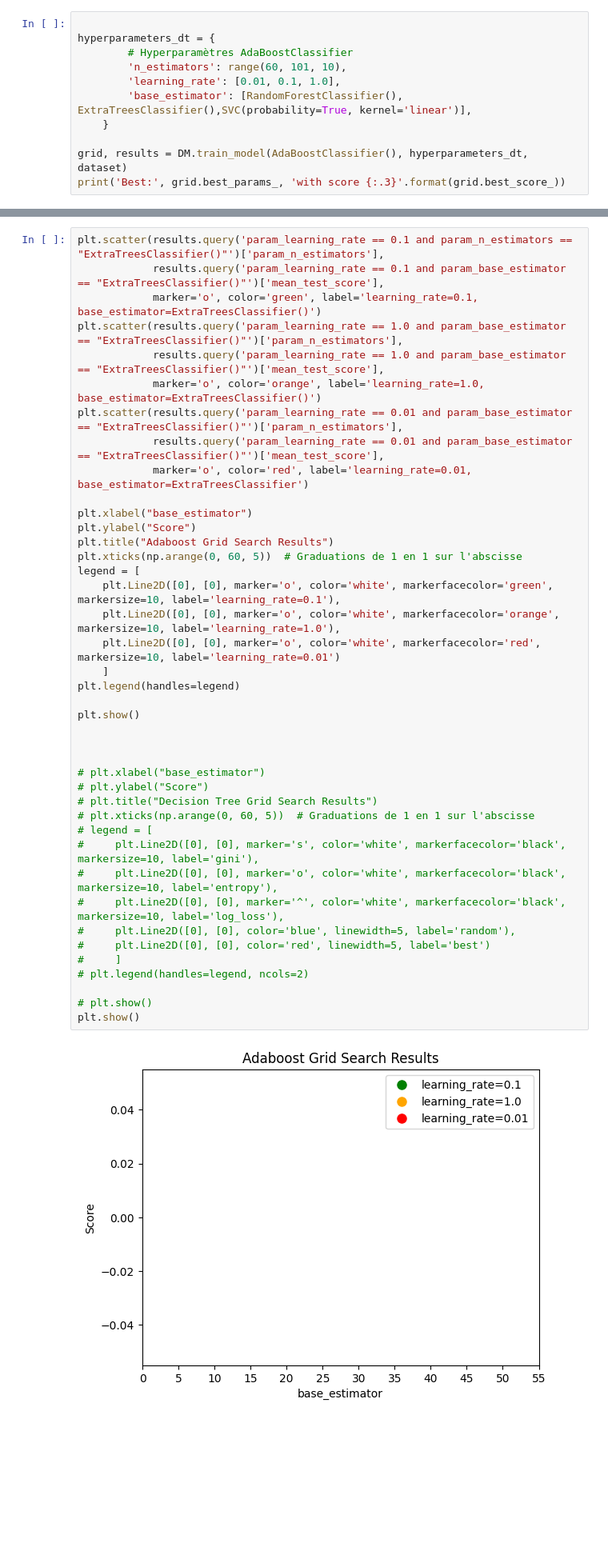
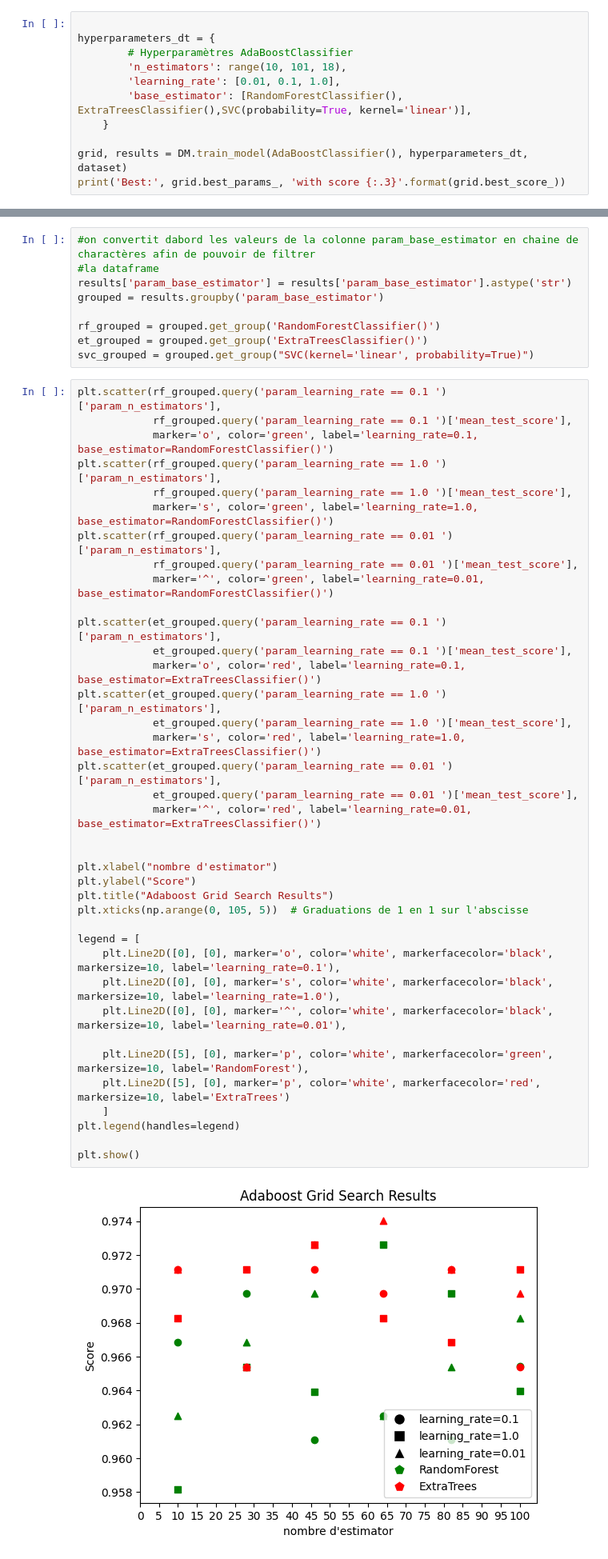
Before and after one commit to Chique80/IFT712-Projet, a Jupyter notebook: Adaboost.ipynb, the cells around one changed output, grey strips where cells are left out. Shown at 80% size. Drawn from its saved outputs; the diff is of its cells as text; blank space fills up the shorter version.

```diff
--- a/Adaboost.ipynb
+++ b/Adaboost.ipynb
@@ -41,7 +41,7 @@ On utilise une validation croisée à 5 plis. On utilise un nombre de plis assez
 
 hyperparameters_dt = {
         # Hyperparamètres AdaBoostClassifier
-        'n_estimators': range(60, 101, 10),
+        'n_estimators': range(10, 101, 18),
         'learning_rate': [0.01, 0.1, 1.0],
         'base_estimator': [RandomForestClassifier(), ExtraTreesClassifier(),SVC(probability=True, kernel='linear')],
     }
@@ -90,43 +77,49 @@ print(df_grouped)
+# %%
+#on convertit dabord les valeurs de la colonne param_base_estimator en chaine de charactères afin de pouvoir de filtrer
+#la dataframe
+results['param_base_estimator'] = results['param_base_estimator'].astype('str')
+grouped = results.groupby('param_base_estimator')
+
+rf_grouped = grouped.get_group('RandomForestClassifier()')
+et_grouped = grouped.get_group('ExtraTreesClassifier()')
+svc_grouped = grouped.get_group("SVC(kernel='linear', probability=True)")
 # %%
-plt.scatter(results.query('param_learning_rate == 0.1 and param_n_estimators == "ExtraTreesClassifier()"')['param_n_estimators'],
-            results.query('param_learning_rate == 0.1 and param_base_estimator == "ExtraTreesClassifier()"')['mean_test_score'],
-            marker='o', color='green', label='learning_rate=0.1, base_estimator=ExtraTreesClassifier()')
-plt.scatter(results.query('param_learning_rate == 1.0 and param_base_estimator == "ExtraTreesClassifier()"')['param_n_estimators'],
-            results.query('param_learning_rate == 1.0 and param_base_estimator == "ExtraTreesClassifier()"')['mean_test_score'],
-            marker='o', color='orange', label='learning_rate=1.0, base_estimator=ExtraTreesClassifier()')
-plt.scatter(results.query('param_learning_rate == 0.01 and param_base_estimator == "ExtraTreesClassifier()"')['param_n_estimators'],
-            results.query('param_learning_rate == 0.01 and param_base_estimator == "ExtraTreesClassifier()"')['mean_test_score'],
-            marker='o', color='red', label='learning_rate=0.01, base_estimator=ExtraTreesClassifier')
+plt.scatter(rf_grouped.query('param_learning_rate == 0.1 ')['param_n_estimators'],
+            rf_grouped.query('param_learning_rate == 0.1 ')['mean_test_score'],
+            marker='o', color='green', label='learning_rate=0.1, base_estimator=RandomForestClassifier()')
+plt.scatter(rf_grouped.query('param_learning_rate == 1.0 ')['param_n_estimators'],
+            rf_grouped.query('param_learning_rate == 1.0 ')['mean_test_score'],
+            marker='s', color='green', label='learning_rate=1.0, base_estimator=RandomForestClassifier()')
+plt.scatter(rf_grouped.query('param_learning_rate == 0.01 ')['param_n_estimators'],
+            rf_grouped.query('param_learning_rate == 0.01 ')['mean_test_score'],
+            marker='^', color='green', label='learning_rate=0.01, base_estimator=RandomForestClassifier()')
 
-plt.xlabel("base_estimator")
+plt.scatter(et_grouped.query('param_learning_rate == 0.1 ')['param_n_estimators'],
+            et_grouped.query('param_learning_rate == 0.1 ')['mean_test_score'],
+            marker='o', color='red', label='learning_rate=0.1, base_estimator=ExtraTreesClassifier()')
+plt.scatter(et_grouped.query('param_learning_rate == 1.0 ')['param_n_estimators'],
+            et_grouped.query('param_learning_rate == 1.0 ')['mean_test_score'],
+            marker='s', color='red', label='learning_rate=1.0, base_estimator=ExtraTreesClassifier()')
+plt.scatter(et_grouped.query('param_learning_rate == 0.01 ')['param_n_estimators'],
+            et_grouped.query('param_learning_rate == 0.01 ')['mean_test_score'],
+            marker='^', color='red', label='learning_rate=0.01, base_estimator=ExtraTreesClassifier()')
+
+
+plt.xlabel("nombre d'estimator")
 plt.ylabel("Score")
 plt.title("Adaboost Grid Search Results")
-plt.xticks(np.arange(0, 60, 5))  # Graduations de 1 en 1 sur l'abscisse
+plt.xticks(np.arange(0, 105, 5))  # Graduations de 1 en 1 sur l'abscisse
+
 legend = [
-    plt.Line2D([0], [0], marker='o', color='white', markerfacecolor='green', markersize=10, label='learning_rate=0.1'),
-    plt.Line2D([0], [0], marker='o', color='white', markerfacecolor='orange', markersize=10, label='learning_rate=1.0'),
-    plt.Line2D([0], [0], marker='o', color='white', markerfacecolor='red', markersize=10, label='learning_rate=0.01')
+    plt.Line2D([0], [0], marker='o', color='white', markerfacecolor='black', markersize=10, label='learning_rate=0.1'),
+    plt.Line2D([0], [0], marker='s', color='white', markerfacecolor='black', markersize=10, label='learning_rate=1.0'),
+    plt.Line2D([0], [0], marker='^', color='white', markerfacecolor='black', markersize=10, label='learning_rate=0.01'),
+
+    plt.Line2D([5], [0], marker='p', color='white', markerfacecolor='green', markersize=10, label='RandomForest'),
+    plt.Line2D([5], [0], marker='p', color='white', markerfacecolor='red', markersize=10, label='ExtraTrees')
     ]
 plt.legend(handles=legend)
 
 plt.show()
-
-
-
-# plt.xlabel("base_estimator")
-# plt.ylabel("Score")
-# plt.title("Decision Tree Grid Search Results")
-# plt.xticks(np.arange(0, 60, 5))  # Graduations de 1 en 1 sur l'abscisse
-# legend = [
-#     plt.Line2D([0], [0], marker='s', color='white', markerfacecolor='black', markersize=10, label='gini'),
-#     plt.Line2D([0], [0], marker='o', color='white', markerfacecolor='black', markersize=10, label='entropy'),
-#     plt.Line2D([0], [0], marker='^', color='white', markerfacecolor='black', markersize=10, label='log_loss'),
-#     plt.Line2D([0], [0], color='blue', linewidth=5, label='random'),
-#     plt.Line2D([0], [0], color='red', linewidth=5, label='best')
-#     ]
-# plt.legend(handles=legend, ncols=2)
-
-# plt.show()
-plt.show()
 # %% [output]
-[figure, old version]
+[figure, new version]
```
Also changed, not shown: parts of 11 cells of this notebook, 5 other files.
